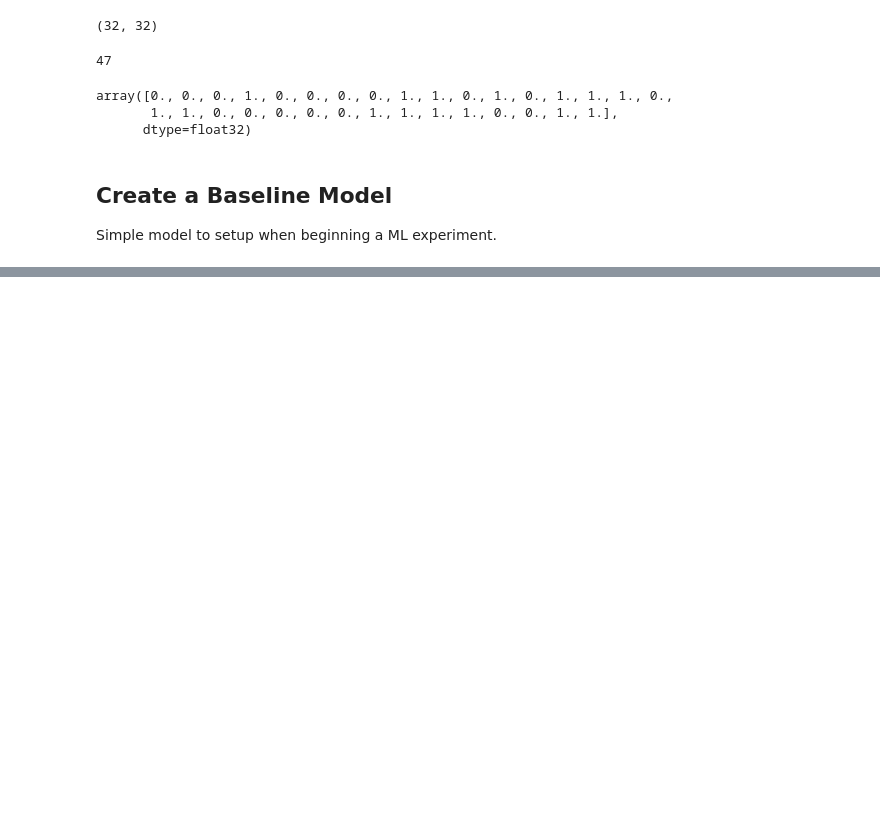
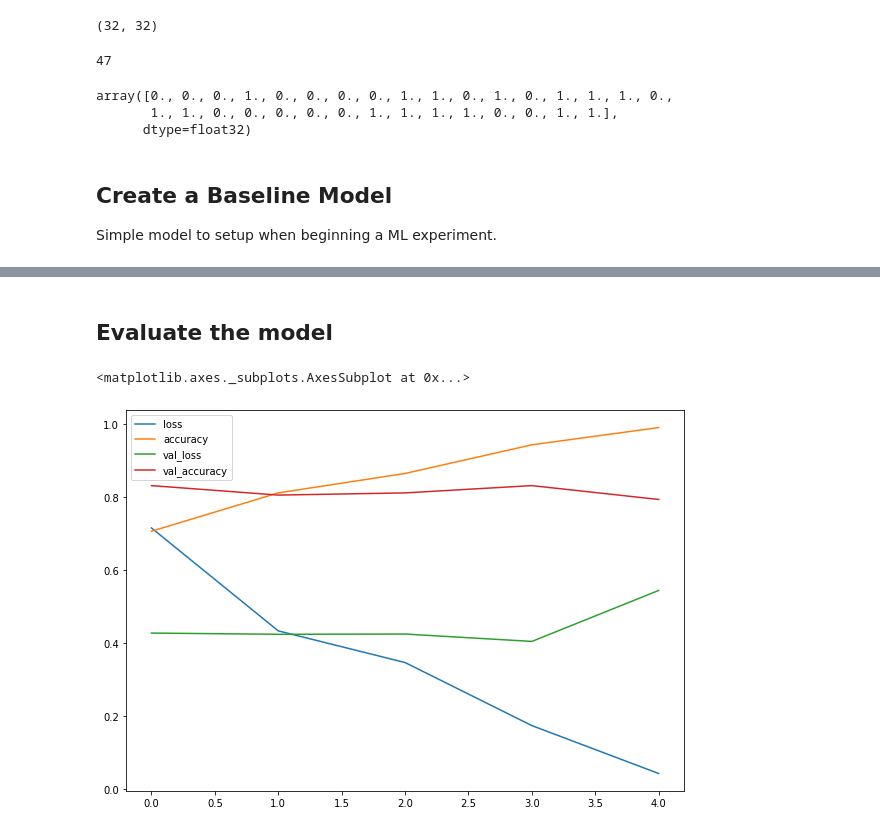
Before and after one commit to leogalbu/Colab_Notebook, a Jupyter notebook: Food_Classification.ipynb, the cells around one changed output, grey strips where cells are left out. Cells and saved outputs as stored; diff of their text form; code cells hidden in the pictures; blank space fills up the shorter version.

```diff
--- a/Food_Classification.ipynb
+++ b/Food_Classification.ipynb
@@ -354,0 +355,9 @@ Epoch 5/5
+# %% [markdown]
+## Evaluate the model
+# %%
+## Check the training curves
+import  pandas as pd
+pd.DataFrame(history_3.history).plot(figsize=(10,7))
+# %% [output]
+<matplotlib.axes._subplots.AxesSubplot at 0x...>
+[figure, added]
```
Also changed, not shown: parts of 23 cells of this notebook.
